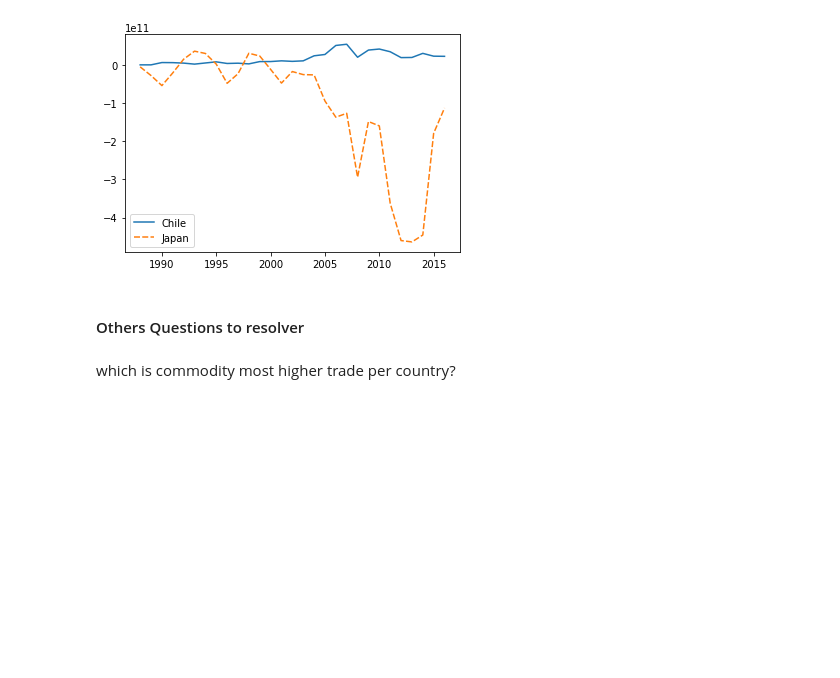
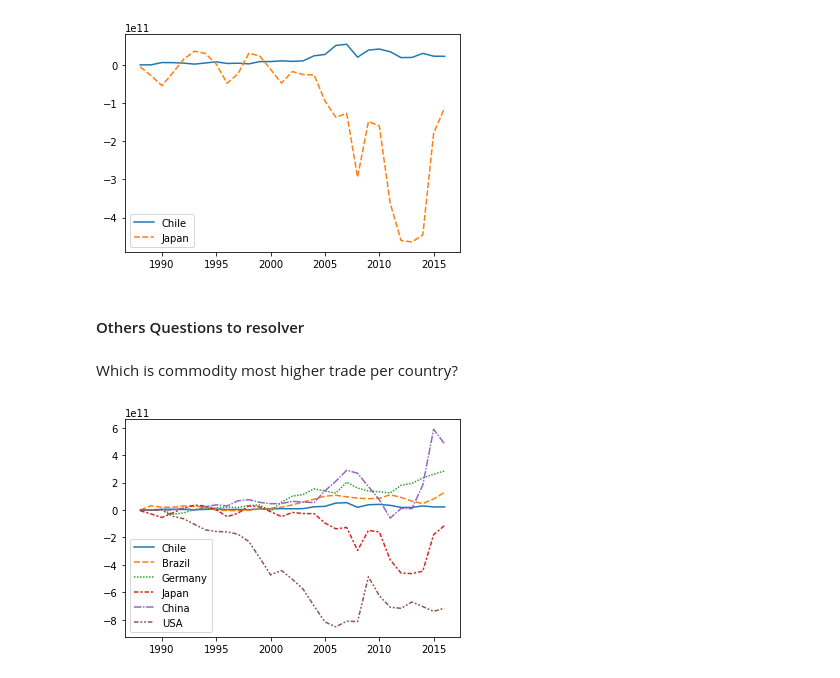
Before and after one commit to cristianBMJ/Data_Analysis_Projects, a Jupyter notebook: global-commodity-trade-until2016.ipynb, the cells around one changed output. Cells and saved outputs as stored; diff of their text form; code cells hidden in the pictures; blank space fills up the shorter version.

Commit message:
Kaggle Notebook | Global_Commodity_Trade_until2016 | Version 3

```diff
--- a/global-commodity-trade-until2016.ipynb
+++ b/global-commodity-trade-until2016.ipynb
@@ -290,4 +300,8 @@ balance1 = trade_balance(df)
 # %% [markdown]
 #### Others Questions to resolver
 # %% [markdown]
-which is commodity most higher trade per country?
+Which is commodity most higher trade per country?
+# %%
+trade_balance_countries = trade_balance(df, [ 'Chile', 'Brazil', 'Germany', 'Japan', 'China', 'USA'])
+# %% [output]
+[figure, added]
```
Also changed, not shown: parts of 7 cells of this notebook.
